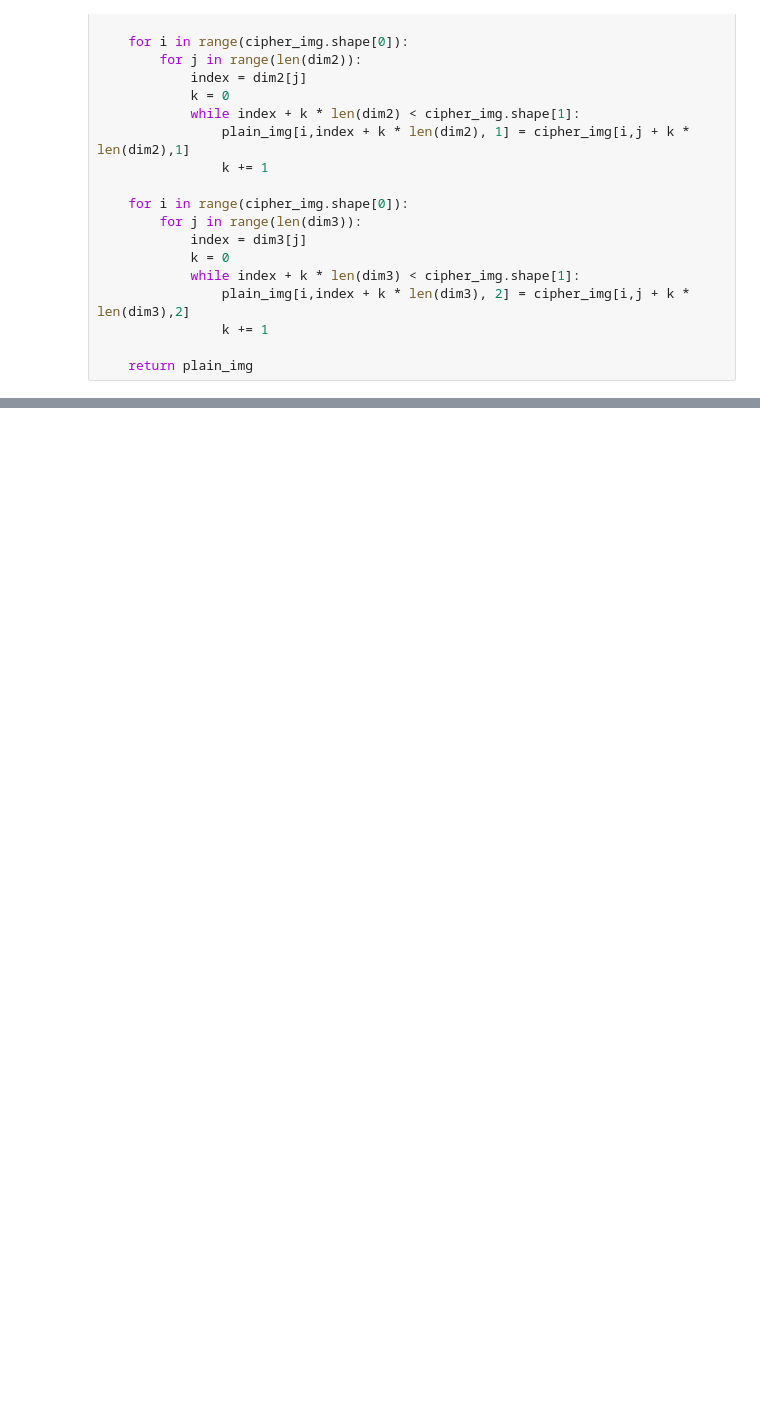
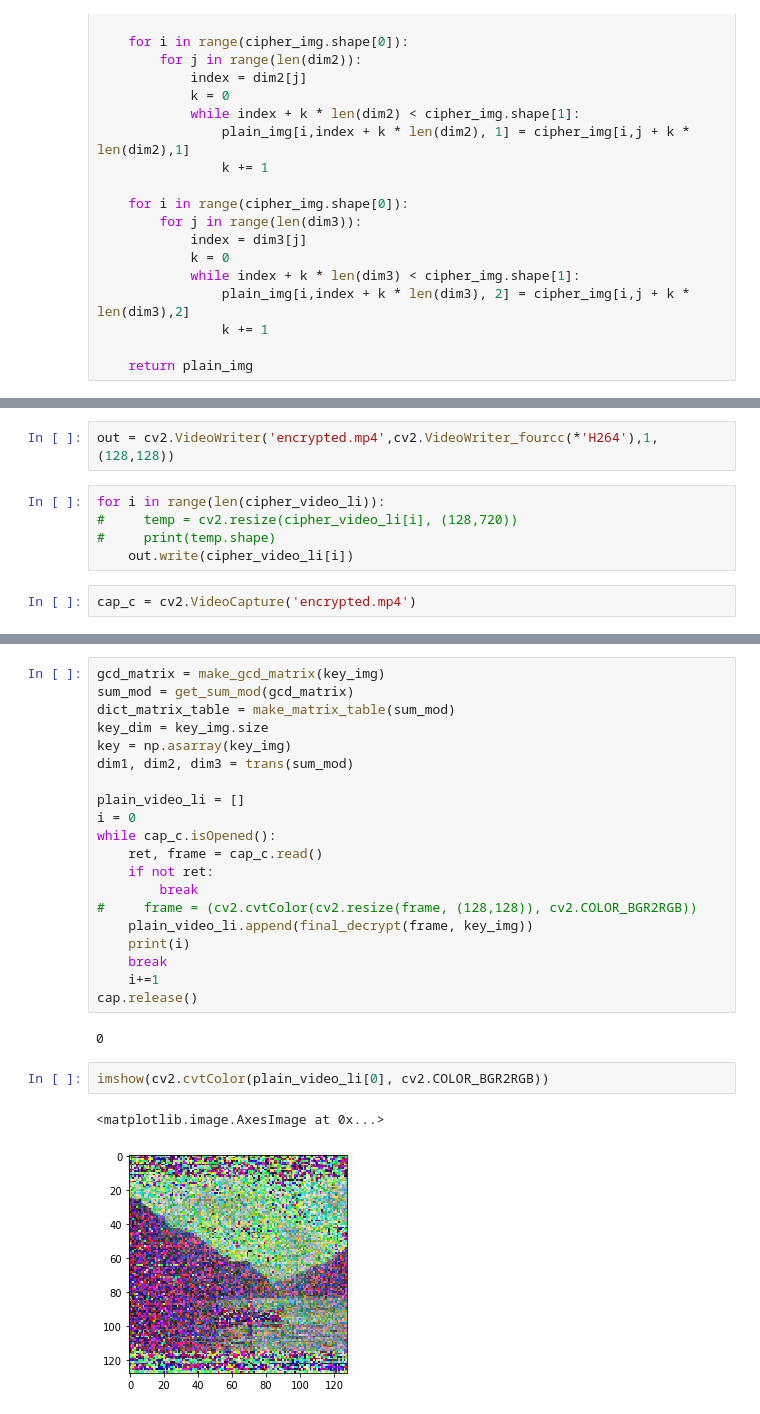
Before and after one commit to onkarthorat/RGBIES-Image-Encryption, a Jupyter notebook: video_ext.ipynb, the cells around one changed output, grey strips where cells are left out. Cells and saved outputs as stored; diff of their text form; blank space fills up the shorter version.

Commit message:
finalised algo

```diff
--- a/video_ext.ipynb
+++ b/video_ext.ipynb
@@ -300,0 +367,9 @@ def decrypt_trans(dim1, dim2, dim3, cipher_img):
+# %%
+out = cv2.VideoWriter('encrypted.mp4',cv2.VideoWriter_fourcc(*'H264'),1,(128,128))
+# %%
+for i in range(len(cipher_video_li)):
+#     temp = cv2.resize(cipher_video_li[i], (128,720))
+#     print(temp.shape)
+    out.write(cipher_video_li[i])
+# %%
+cap_c = cv2.VideoCapture('encrypted.mp4')
@@ -320,2 +407,29 @@ def decrypt_subs(cipher_img, key_img):
 
     return plain_img
+# %%
+gcd_matrix = make_gcd_matrix(key_img)
+sum_mod = get_sum_mod(gcd_matrix)
+dict_matrix_table = make_matrix_table(sum_mod)
+key_dim = key_img.size
+key = np.asarray(key_img)
+dim1, dim2, dim3 = trans(sum_mod)
+
+plain_video_li = []
+i = 0
+while cap_c.isOpened():
+    ret, frame = cap_c.read()
+    if not ret:
+        break
+#     frame = (cv2.cvtColor(cv2.resize(frame, (128,128)), cv2.COLOR_BGR2RGB))
+    plain_video_li.append(final_decrypt(frame, key_img))
+    print(i)
+    break
+    i+=1
+cap.release()
+# %% [output]
+0
+# %%
+imshow(cv2.cvtColor(plain_video_li[0], cv2.COLOR_BGR2RGB))
+# %% [output]
+<matplotlib.image.AxesImage at 0x...>
+[figure, added]
```
Also changed, not shown: parts of 39 cells of this notebook, 44 other files.
